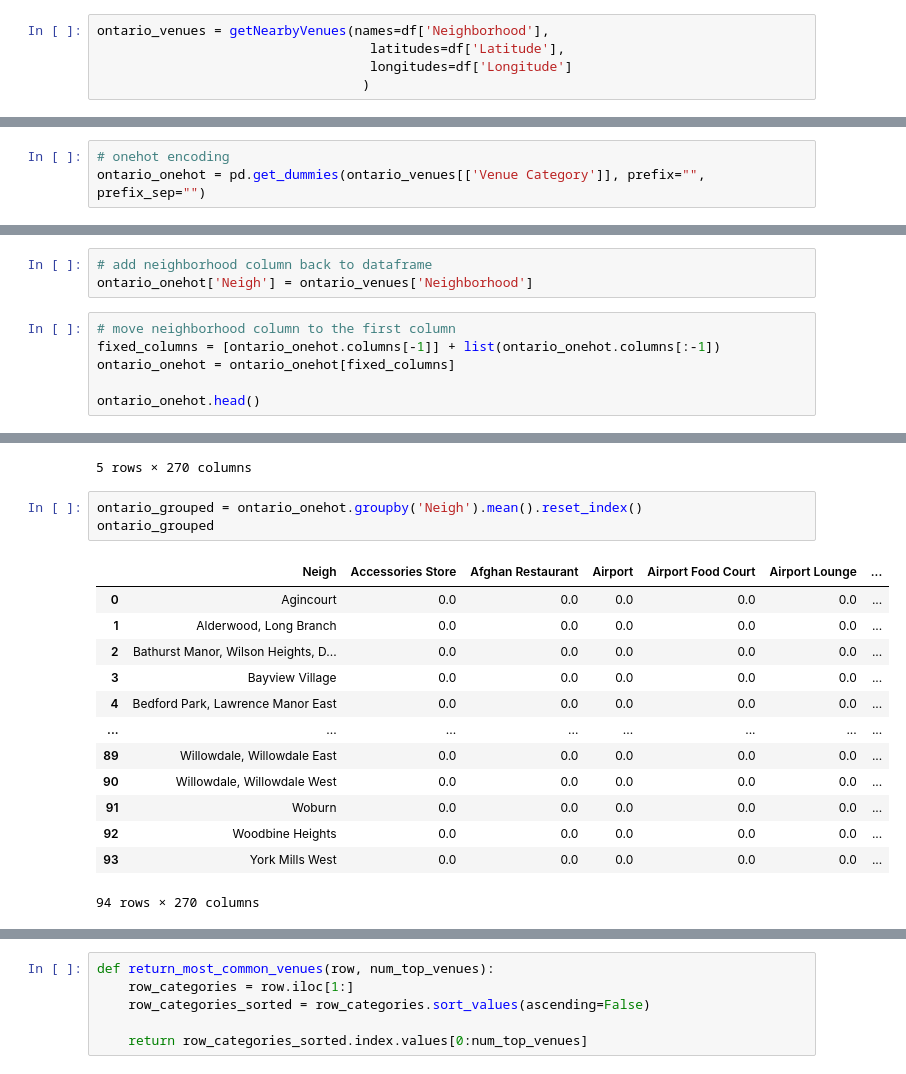
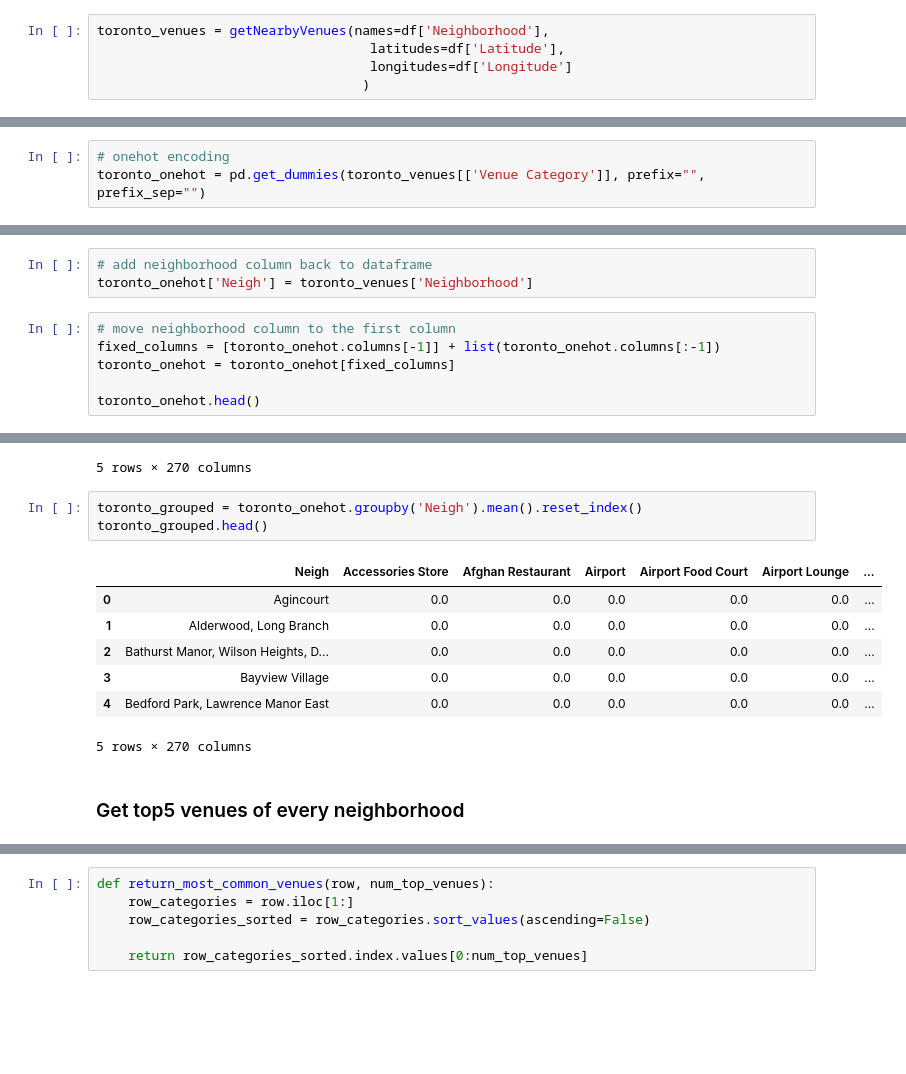
Before and after one commit to Joe251/github-example, a Jupyter notebook: Segmenting and Clustering Neighborhoods in Toronto_3.ipynb, the cells around one changed output, grey strips where cells are left out. Drawn from its saved outputs; the diff is of its cells as text; blank space fills up the shorter version.

```diff
--- a/Segmenting and Clustering Neighborhoods in Toronto_3.ipynb
+++ b/Segmenting and Clustering Neighborhoods in Toronto_3.ipynb
@@ -185,5 +191,5 @@ def getNearbyVenues(names, latitudes, longitudes, radius=500):
 # %%
-ontario_venues = getNearbyVenues(names=df['Neighborhood'],
+toronto_venues = getNearbyVenues(names=df['Neighborhood'],
                                    latitudes=df['Latitude'],
                                    longitudes=df['Longitude']
                                   )
@@ -229,3 +248,3 @@ There are 269 uniques categories.
 # %%
 # onehot encoding
-ontario_onehot = pd.get_dummies(ontario_venues[['Venue Category']], prefix="", prefix_sep="")
+toronto_onehot = pd.get_dummies(toronto_venues[['Venue Category']], prefix="", prefix_sep="")
@@ -232,12 +261,12 @@ ontario_onehot = pd.get_dummies(ontario_venues[['Venue Category']], prefix="", p
 # %%
 # add neighborhood column back to dataframe
-ontario_onehot['Neigh'] = ontario_venues['Neighborhood']
+toronto_onehot['Neigh'] = toronto_venues['Neighborhood']
 # %%
 # move neighborhood column to the first column
-fixed_columns = [ontario_onehot.columns[-1]] + list(ontario_onehot.columns[:-1])
-ontario_onehot = ontario_onehot[fixed_columns]
+fixed_columns = [toronto_onehot.columns[-1]] + list(toronto_onehot.columns[:-1])
+toronto_onehot = toronto_onehot[fixed_columns]
 
-ontario_onehot.head()
+toronto_onehot.head()
 # %% [output]
 |  | Neigh | Accessories Store | Afghan Restaurant | Airport | Airport Food Court | Airport Lounge | ... |
 | 0 | Parkwoods | 0 | 0 | 0 | 0 | 0 | ... |
@@ -247,22 +276,18 @@ ontario_onehot.head()
 | 4 | Victoria Village | 0 | 0 | 0 | 0 | 0 | ... |
 5 rows × 270 columns
 # %%
-ontario_grouped = ontario_onehot.groupby('Neigh').mean().reset_index()
-ontario_grouped
+toronto_grouped = toronto_onehot.groupby('Neigh').mean().reset_index()
+toronto_grouped.head()
 # %% [output]
 |  | Neigh | Accessories Store | Afghan Restaurant | Airport | Airport Food Court | Airport Lounge | ... |
 | 0 | Agincourt | 0.0 | 0.0 | 0.0 | 0.0 | 0.0 | ... |
 | 1 | Alderwood, Long Branch | 0.0 | 0.0 | 0.0 | 0.0 | 0.0 | ... |
 | 2 | Bathurst Manor, Wilson Heights, D... | 0.0 | 0.0 | 0.0 | 0.0 | 0.0 | ... |
 | 3 | Bayview Village | 0.0 | 0.0 | 0.0 | 0.0 | 0.0 | ... |
 | 4 | Bedford Park, Lawrence Manor East | 0.0 | 0.0 | 0.0 | 0.0 | 0.0 | ... |
-| ... | ... | ... | ... | ... | ... | ... | ... |
-| 89 | Willowdale, Willowdale East | 0.0 | 0.0 | 0.0 | 0.0 | 0.0 | ... |
-| 90 | Willowdale, Willowdale West | 0.0 | 0.0 | 0.0 | 0.0 | 0.0 | ... |
-| 91 | Woburn | 0.0 | 0.0 | 0.0 | 0.0 | 0.0 | ... |
-| 92 | Woodbine Heights | 0.0 | 0.0 | 0.0 | 0.0 | 0.0 | ... |
-| 93 | York Mills West | 0.0 | 0.0 | 0.0 | 0.0 | 0.0 | ... |
-94 rows × 270 columns
+5 rows × 270 columns
+# %% [markdown]
+### Get top5 venues of every neighborhood
 # %%
 num_top_venues = 5
 
```
Also changed, not shown: parts of 60 cells of this notebook, 2 other files.
